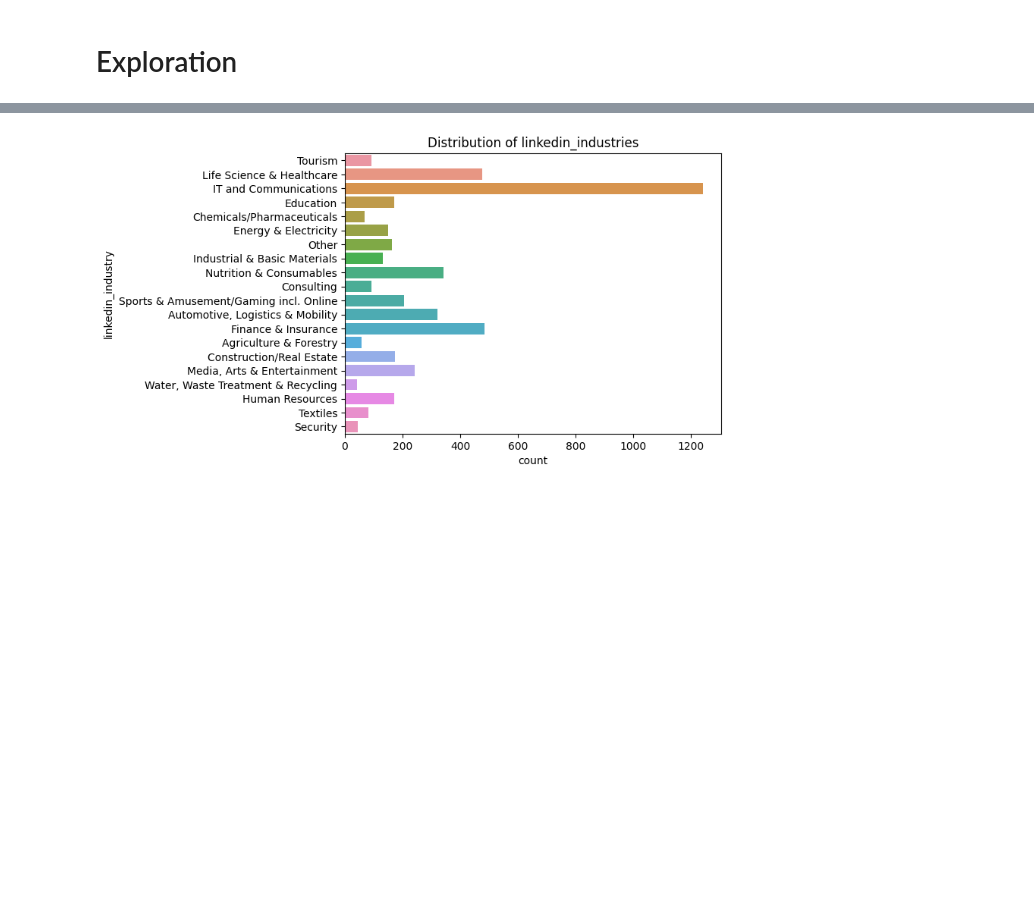
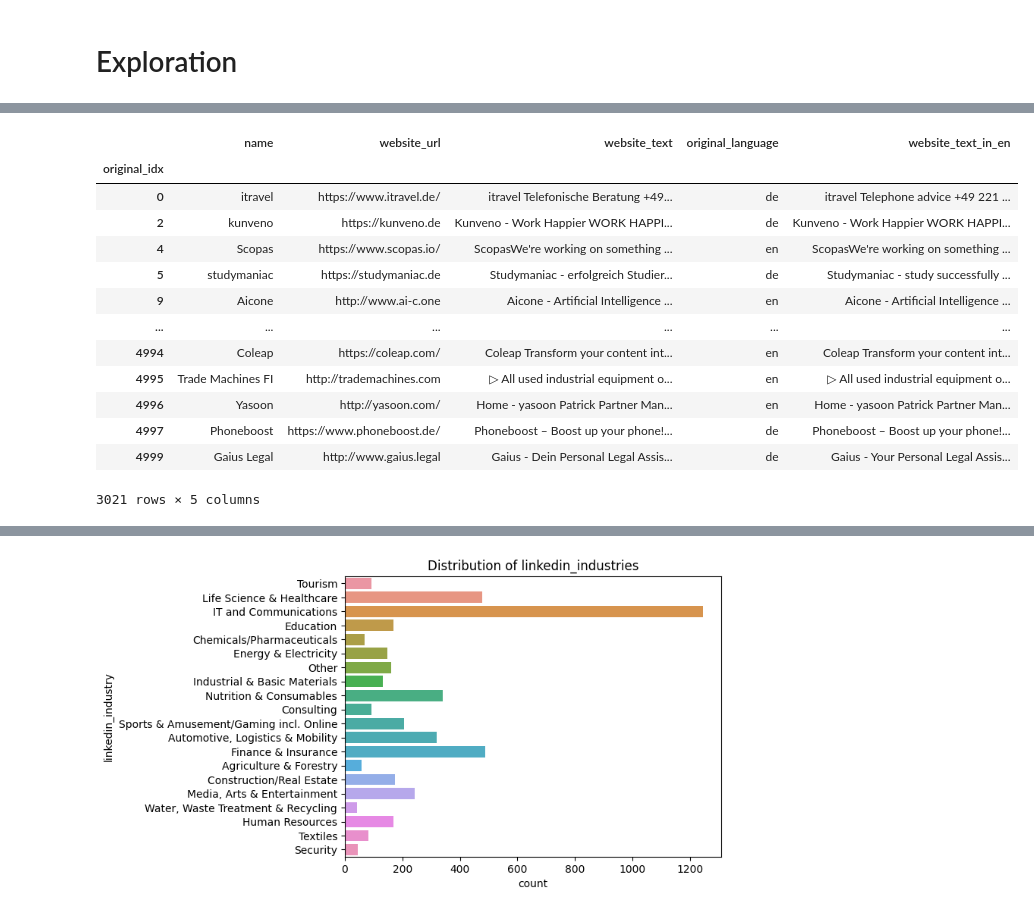
Before and after one commit to AleksandarIlievski/startup-clustering, a Jupyter notebook: notebooks/03 Feature Extraction/Exploration.ipynb, the cells around one changed output, grey strips where cells are left out. Cells and saved outputs as stored; diff of their text form; code cells hidden in the pictures; blank space fills up the shorter version.

```diff
--- a/notebooks/03 Feature Extraction/Exploration.ipynb
+++ b/notebooks/03 Feature Extraction/Exploration.ipynb
@@ -9,4 +10,5 @@ from sklearn.metrics import silhouette_score
 # %%
 # Load data
 startup_list = pd.read_csv('../../data/raw/startup_list_seminar.csv')
-startup_list.head()
+
+data = pd.read_json('../../data/preprocessed/translated_results_en 2.json')
@@ -19,0 +33,19 @@ startup_list.head()
+# %%
+# Set index
+data = data.set_index('original_idx')
+data
+# %% [output]
+|  | name | website_url | website_text | original_language | website_text_in_en |
+| original_idx |  |  |  |  |  |
+| 0 | itravel | https://www.itravel.de/ | itravel Telefonische Beratung +49... | de | itravel Telephone advice +49 221 ... |
+| 2 | kunveno | https://kunveno.de | Kunveno - Work Happier WORK HAPPI... | de | Kunveno - Work Happier WORK HAPPI... |
+| 4 | Scopas | https://www.scopas.io/ | ScopasWe're working on something ... | en | ScopasWe're working on something ... |
+| 5 | studymaniac | https://studymaniac.de | Studymaniac - erfolgreich Studier... | de | Studymaniac - study successfully ... |
+| 9 | Aicone | http://www.ai-c.one | Aicone - Artificial Intelligence ... | en | Aicone - Artificial Intelligence ... |
+| ... | ... | ... | ... | ... | ... |
+| 4994 | Coleap | https://coleap.com/ | Coleap Transform your content int... | en | Coleap Transform your content int... |
+| 4995 | Trade Machines FI | http://trademachines.com | ▷ All used industrial equipment o... | en | ▷ All used industrial equipment o... |
+| 4996 | Yasoon | http://yasoon.com/ | Home - yasoon Patrick Partner Man... | en | Home - yasoon Patrick Partner Man... |
+| 4997 | Phoneboost | https://www.phoneboost.de/ | Phoneboost – Boost up your phone!... | de | Phoneboost – Boost up your phone!... |
+| 4999 | Gaius Legal | http://www.gaius.legal | Gaius - Dein Personal Legal Assis... | de | Gaius - Your Personal Legal Assis... |
+3021 rows × 5 columns
```
Also changed, not shown: parts of 20 cells of this notebook.
